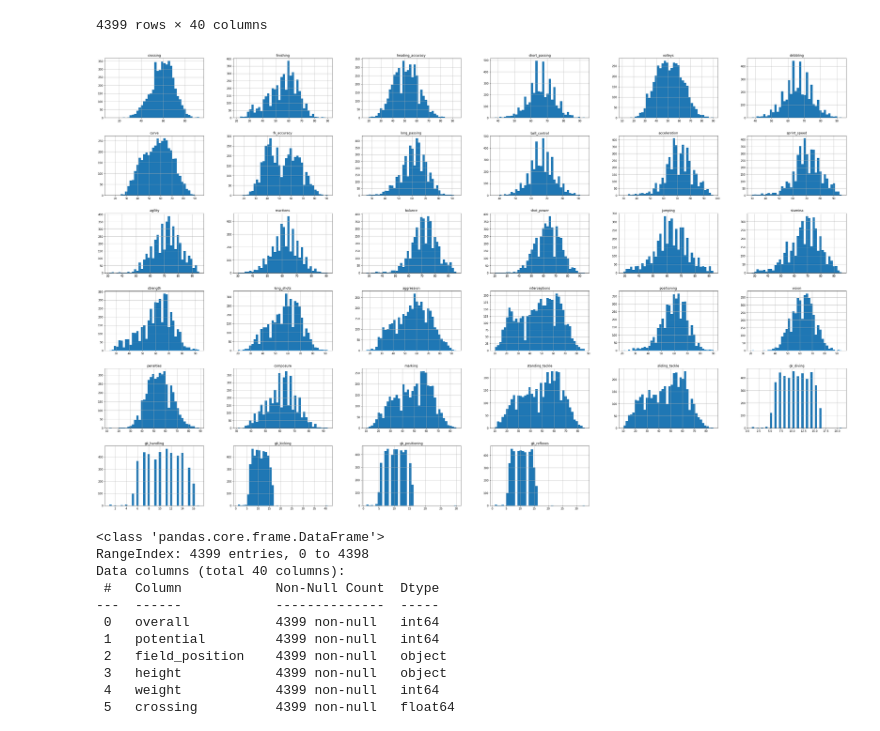
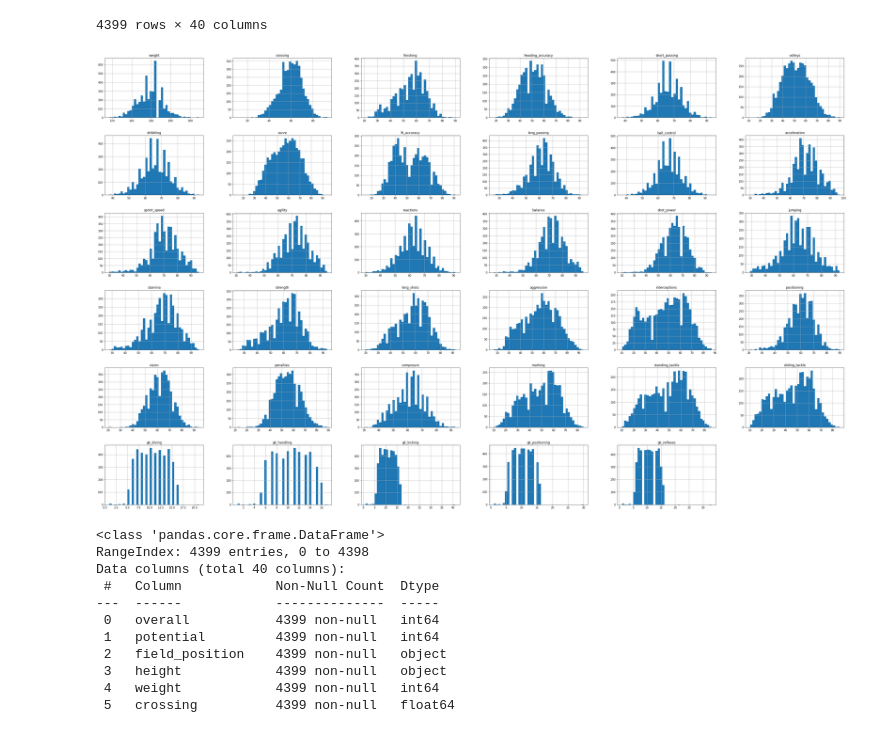
Before and after one commit to ponda614/Fifa_Players_Predictions, a Jupyter notebook: Def_Mid_Fielders_OLS_Model.ipynb, the cells around one changed output. Cells and saved outputs as stored; diff of their text form; code cells hidden in the pictures.

```diff
--- a/Def_Mid_Fielders_OLS_Model.ipynb
+++ b/Def_Mid_Fielders_OLS_Model.ipynb
@@ -31,10 +31,10 @@ def_mid_fielders_df
 | 4398 | 46 | 66 | CM | 5'10 | 176 | 41.0 | 34.0 | 46.0 | ... |
 4399 rows × 40 columns
 # %%
-def_mid_fielders_df.drop(['rating', 'weight', 'overall', 'potential'], axis = 1).hist(bins=40, figsize=(50,31))
+def_mid_fielders_df.drop(['rating', 'overall', 'potential'], axis = 1).hist(bins=40, figsize=(50,31))
 plt.show()
 # %% [output]
-[figure, old version]
+[figure, new version]
 # %%
 def_mid_fielders_df.info()
 # %% [output]
```
Also changed, not shown: parts of 2 cells of this notebook, 4 other files.
